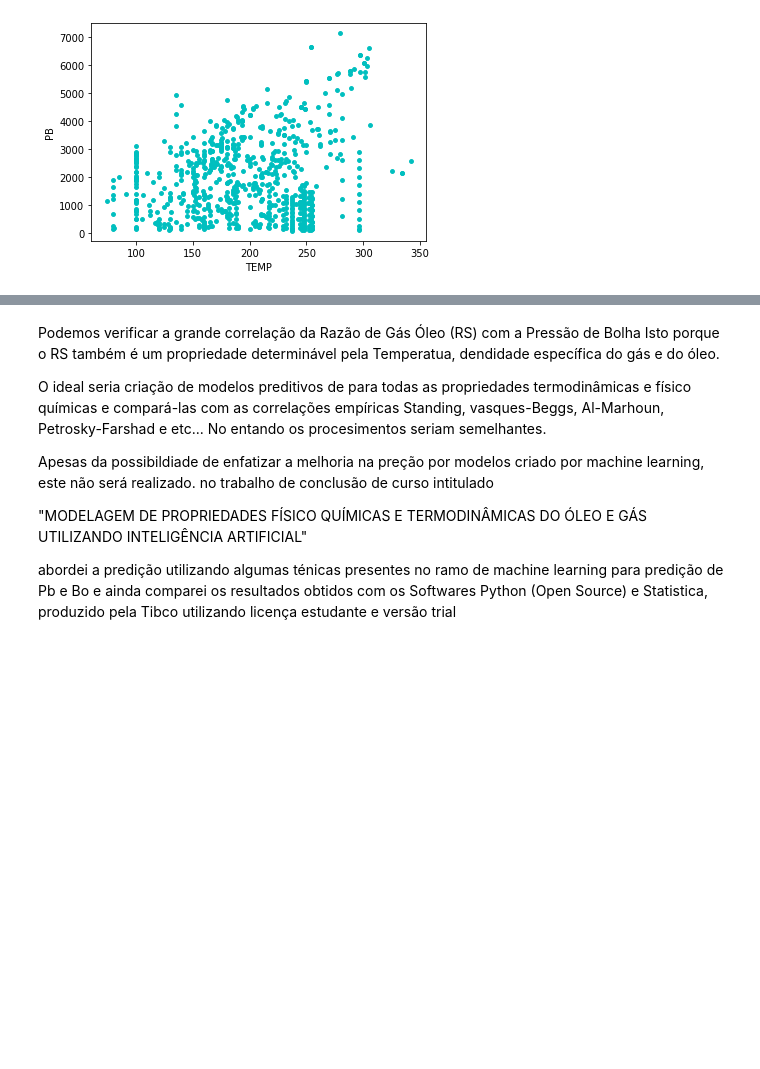
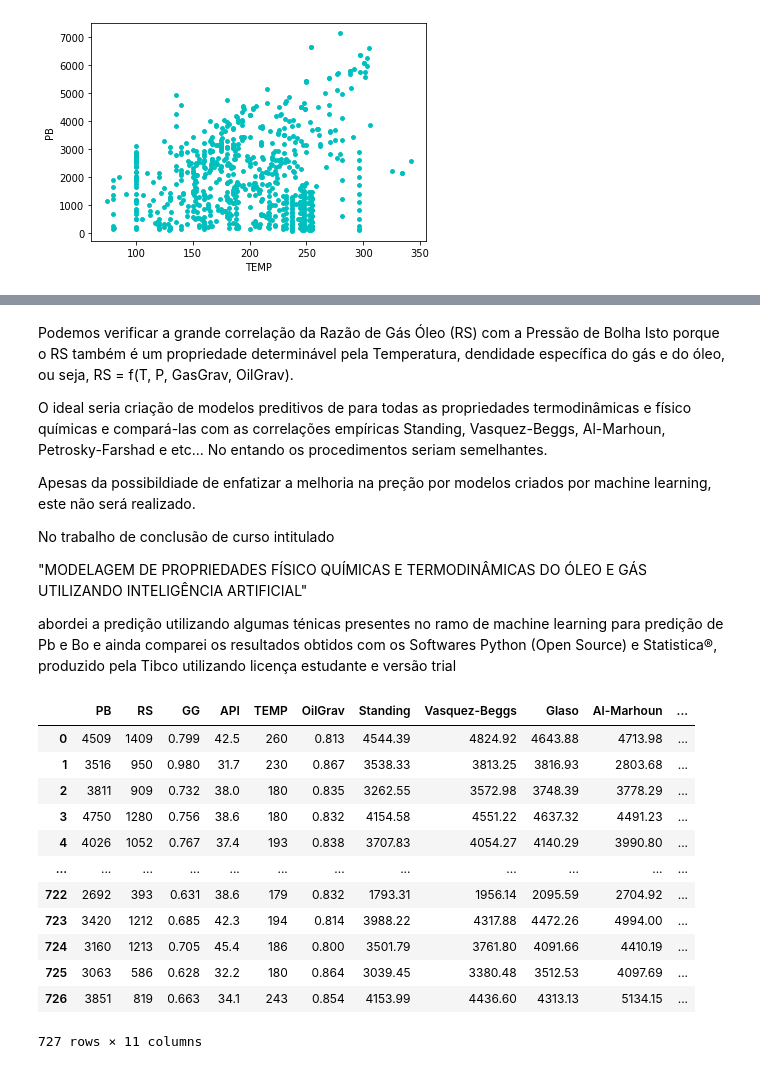
Before and after one commit to DboechatM/Documentacao-TCC, a Jupyter notebook: TCC Parte I - Análise Dados.ipynb, the cells around one changed output, grey strips where cells are left out. Saved outputs shown, nothing was run; the diff lists cells and outputs as text; code cells hidden in the pictures; blank space fills up the shorter version.

```diff
--- a/TCC Parte I - Análise Dados.ipynb
+++ b/TCC Parte I - Análise Dados.ipynb
@@ -101,15 +104,61 @@ sns.heatmap(df.corr(), annot=True, cmap="Blues") #annot mostra os coeficientes d
 # %% [markdown]
 Podemos verificar a grande correlação da Razão de Gás Óleo (RS) com a Pressão de Bolha
-Isto porque o RS também é um propriedade determinável pela Temperatua, dendidade específica do gás e do óleo.
+Isto porque o RS também é um propriedade determinável pela Temperatura, dendidade específica do gás e do óleo, ou seja, RS = f(T, P, GasGrav, OilGrav).
 
 O ideal seria criação de modelos preditivos de para todas as propriedades termodinâmicas e físico químicas e compará-las com as
-correlações empíricas Standing, vasques-Beggs, Al-Marhoun, Petrosky-Farshad e etc...
-No entando os procesimentos seriam semelhantes.
+correlações empíricas Standing, Vasquez-Beggs, Al-Marhoun, Petrosky-Farshad e etc...
+No entando os procedimentos seriam semelhantes.
 
-Apesas da possibildiade de enfatizar a melhoria na preção por modelos criado por machine learning, este não será realizado.
-no trabalho de conclusão de curso intitulado
+Apesas da possibildiade de enfatizar a melhoria na preção por modelos criados por machine learning, este não será realizado.
+
+No trabalho de conclusão de curso intitulado
 
 "MODELAGEM DE PROPRIEDADES FÍSICO QUÍMICAS E TERMODINÂMICAS DO ÓLEO E GÁS UTILIZANDO INTELIGÊNCIA ARTIFICIAL"
 
 abordei a predição utilizando algumas ténicas presentes no ramo de machine learning para predição de Pb e Bo
-e ainda comparei os resultados obtidos com os Softwares Python (Open Source) e Statistica, produzido pela Tibco utilizando licença estudante e versão trial
+e ainda comparei os resultados obtidos com os Softwares Python (Open Source) e Statistica®, produzido pela Tibco utilizando licença estudante e versão trial
+# %%
+import math
+df['Standing'] = round(18.2*(((df['RS']/df['GG'])**0.83)*10**((0.00091*df['TEMP'])-0.0125*df['API'])-1.4),2)
+
+g = pd.DataFrame(df).to_numpy()
+VasquezBeggs = []
+glaso = []
+gamags = []
+A = []
+x = []
+PetroskiFarshad = []
+
+for item in range(len(g)):
+  if g[item][3] > 30:
+    c1, c2, c3 = 56.18, 0.84246, -10.393
+  else:
+    c1, c2, c3 = 27.624, 0.914328, -11.172
+
+  gamags.append(g[item][2]*(1+0.00005912*g[item][3]*60*math.log(164.7/114.7,10)))
+  VasquezBeggs.append(round((c1*(g[item][1]/gamags[item])*10**(c3*(g[item][3]/(g[item][4]+460))))**c2,2))
+
+  A.append(math.log(((g[item][1]/g[item][2])**0.816)*g[item][4]**0.173/g[item][3]**0.989,10))
+  glaso.append(round(10**(1.7669+1.7447*A[item]-0.30218*(A[item]**2)),2))
+
+df['Vasquez-Beggs'] = VasquezBeggs
+df['Glaso'] = glaso
+df['Al-Marhoun'] = round(0.00538088*(df['RS']**0.715082)*(df['GG']**(-1.87784))*(df['OilGrav']**3.1437)*((df['TEMP']+460)**1.32657),2)
+df['Petroski-Farshad'] = round(112.727*(df['RS']**0.577421)/((df['GG']**0.8439)*10**(0.0007916*df['API']**1.541-0.000045618*(df['TEMP']**1.3911)))-1391.051,2)
+
+
+display(df)
+# %% [output]
+|  | PB | RS | GG | API | TEMP | OilGrav | Standing | Vasquez-Beggs | Glaso | Al-Marhoun | ... |
+| 0 | 4509 | 1409 | 0.799 | 42.5 | 260 | 0.813 | 4544.39 | 4824.92 | 4643.88 | 4713.98 | ... |
+| 1 | 3516 | 950 | 0.980 | 31.7 | 230 | 0.867 | 3538.33 | 3813.25 | 3816.93 | 2803.68 | ... |
+| 2 | 3811 | 909 | 0.732 | 38.0 | 180 | 0.835 | 3262.55 | 3572.98 | 3748.39 | 3778.29 | ... |
+| 3 | 4750 | 1280 | 0.756 | 38.6 | 180 | 0.832 | 4154.58 | 4551.22 | 4637.32 | 4491.23 | ... |
+| 4 | 4026 | 1052 | 0.767 | 37.4 | 193 | 0.838 | 3707.83 | 4054.27 | 4140.29 | 3990.80 | ... |
+| ... | ... | ... | ... | ... | ... | ... | ... | ... | ... | ... | ... |
+| 722 | 2692 | 393 | 0.631 | 38.6 | 179 | 0.832 | 1793.31 | 1956.14 | 2095.59 | 2704.92 | ... |
+| 723 | 3420 | 1212 | 0.685 | 42.3 | 194 | 0.814 | 3988.22 | 4317.88 | 4472.26 | 4994.00 | ... |
+| 724 | 3160 | 1213 | 0.705 | 45.4 | 186 | 0.800 | 3501.79 | 3761.80 | 4091.66 | 4410.19 | ... |
+| 725 | 3063 | 586 | 0.628 | 32.2 | 180 | 0.864 | 3039.45 | 3380.48 | 3512.53 | 4097.69 | ... |
+| 726 | 3851 | 819 | 0.663 | 34.1 | 243 | 0.854 | 4153.99 | 4436.60 | 4313.13 | 5134.15 | ... |
+727 rows × 11 columns
```
Also changed, not shown: parts of 8 cells of this notebook.
